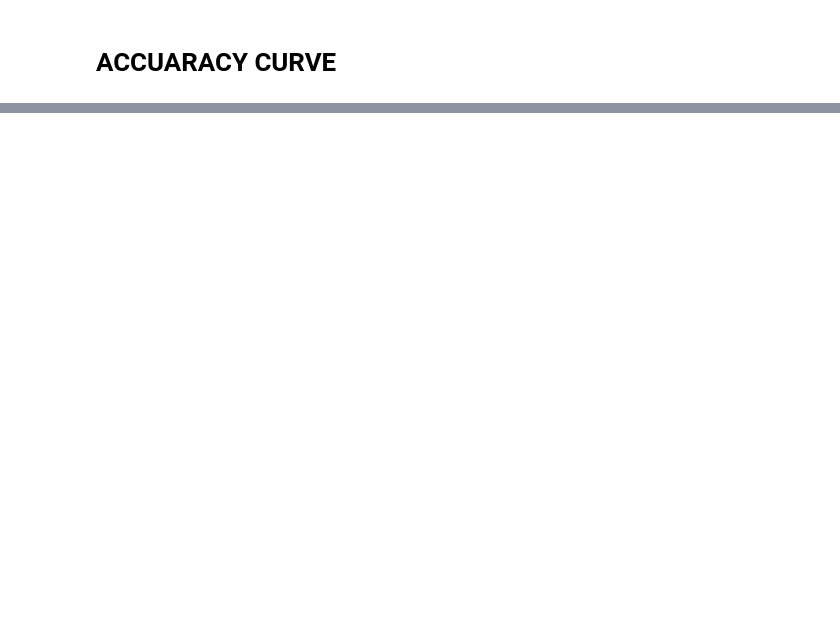
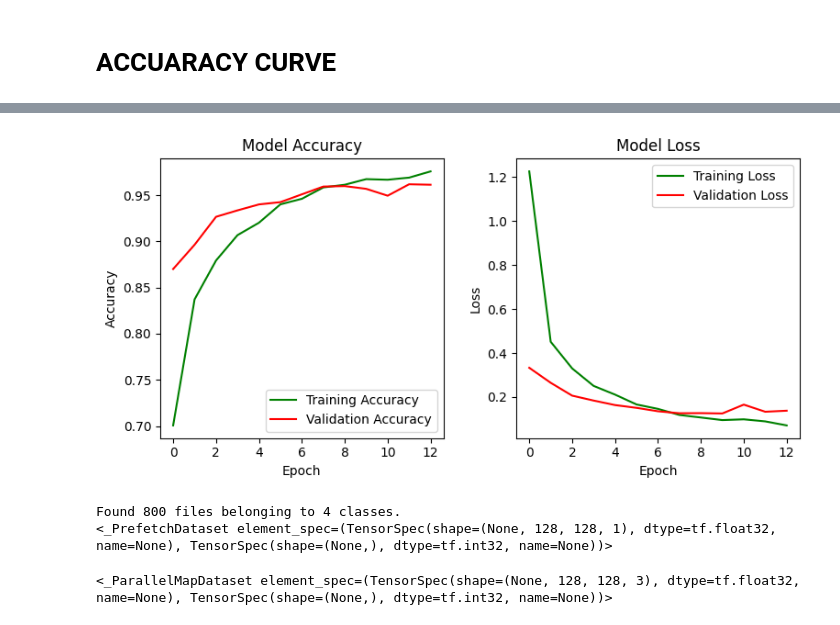
Before and after one commit to SriniData14/COMPUTER-VISION, a Jupyter notebook: Brain tumor classification Computer vision project.ipynb, the cells around one changed output, grey strips where cells are left out. Cells and saved outputs as stored; diff of their text form; code cells hidden in the pictures; blank space fills up the shorter version.

```diff
--- a/Brain tumor classification Computer vision project.ipynb
+++ b/Brain tumor classification Computer vision project.ipynb
@@ -249,0 +285,7 @@ for images, labels in test_dataset.shuffle(buffer_size=100).take(1):
+# %%
+def preprocess(image, label):
+    image = tf.image.grayscale_to_rgb(image)
+    return image, label
+
+train_ds = train_dataset_cached.map(preprocess, num_parallel_calls=tf.data.experimental.AUTOTUNE)
+val_ds = val_dataset_cached.map(preprocess, num_parallel_calls=tf.data.experimental.AUTOTUNE)
@@ -249,0 +296,9 @@ for images, labels in test_dataset.shuffle(buffer_size=100).take(1):
+# %%
+early_stop = EarlyStopping(
+    monitor='val_loss',
+    patience=3,
+    restore_best_weights=True
+)
+
+history = model.fit(train_ds,epochs=20,batch_size= 512,
+validation_data=val_ds, callbacks=[early_stop])
@@ -249,0 +334,48 @@ for images, labels in test_dataset.shuffle(buffer_size=100).take(1):
+# %%
+plt.figure(figsize=(8,4))
+
+plt.subplot(1,2,1)
+plt.plot(history.history['accuracy'], label="Training Accuracy", color='green')
+plt.plot(history.history['val_accuracy'], label="Validation Accuracy", color='red')
+plt.title("Model Accuracy")
+plt.xlabel("Epoch")
+plt.ylabel("Accuracy")
+plt.legend()
+
+
+plt.subplot(1,2,2)
+plt.plot(history.history['loss'], label="Training Loss", color="green")
+plt.plot(history.history['val_loss'], label="Validation Loss", color="red")
+plt.title("Model Loss")
+plt.xlabel("Epoch")
+plt.ylabel("Loss")
+plt.legend()
+
+plt.tight_layout()
+plt.show()
+# %% [output]
+[figure, added]
+# %%
+test_data_path = 'data/test'
+
+test_data = keras.utils.image_dataset_from_directory(
+    directory=test_data_path,
+    image_size=(image_height, image_width),
+    color_mode='grayscale',
+    batch_size=batch_size,
+    shuffle=False
+)
+
+print(test_data)
+# %% [output]
+Found 800 files belonging to 4 classes.
+<_PrefetchDataset element_spec=(TensorSpec(shape=(None, 128, 128, 1), dtype=tf.float32, name=None), TensorSpec(shape=(None,), dtype=tf.int32, name=None))>
+# %%
+def preprocess(image, label):
+    image = tf.image.grayscale_to_rgb(image)
+    return image, label
+
+test_data = test_data.map(preprocess, num_parallel_calls=tf.data.experimental.AUTOTUNE)
+test_data
+# %% [output]
+<_ParallelMapDataset element_spec=(TensorSpec(shape=(None, 128, 128, 3), dtype=tf.float32, name=None), TensorSpec(shape=(None,), dtype=tf.int32, name=None))>
```
Also changed, not shown: parts of 26 cells of this notebook, 3 other files.
